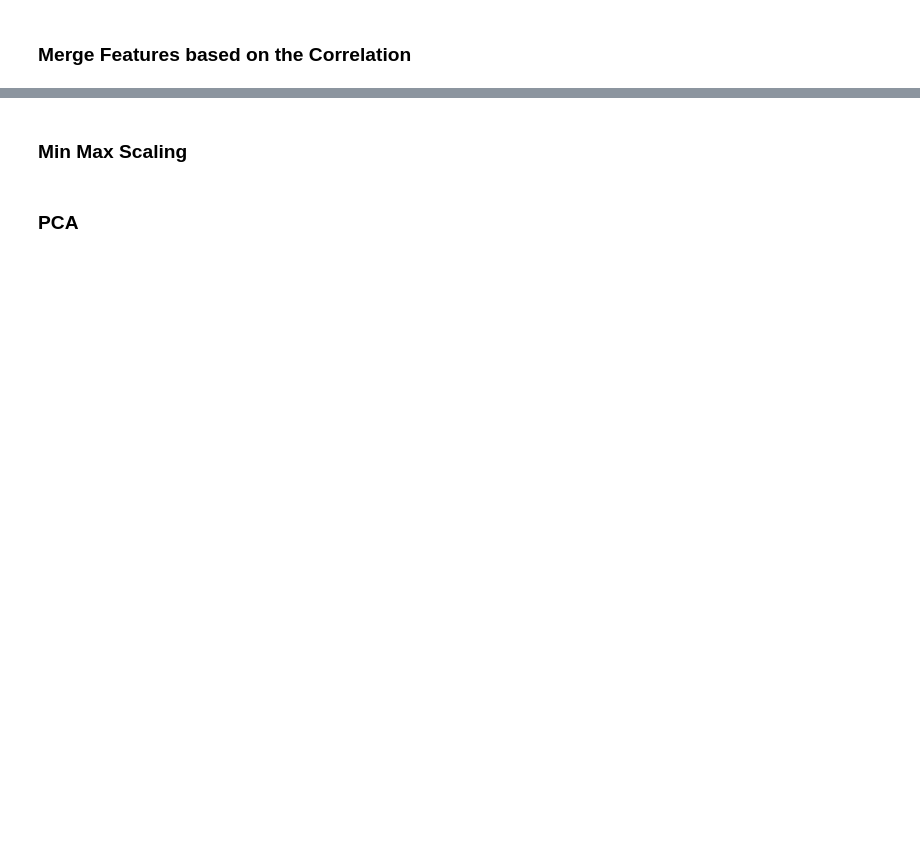
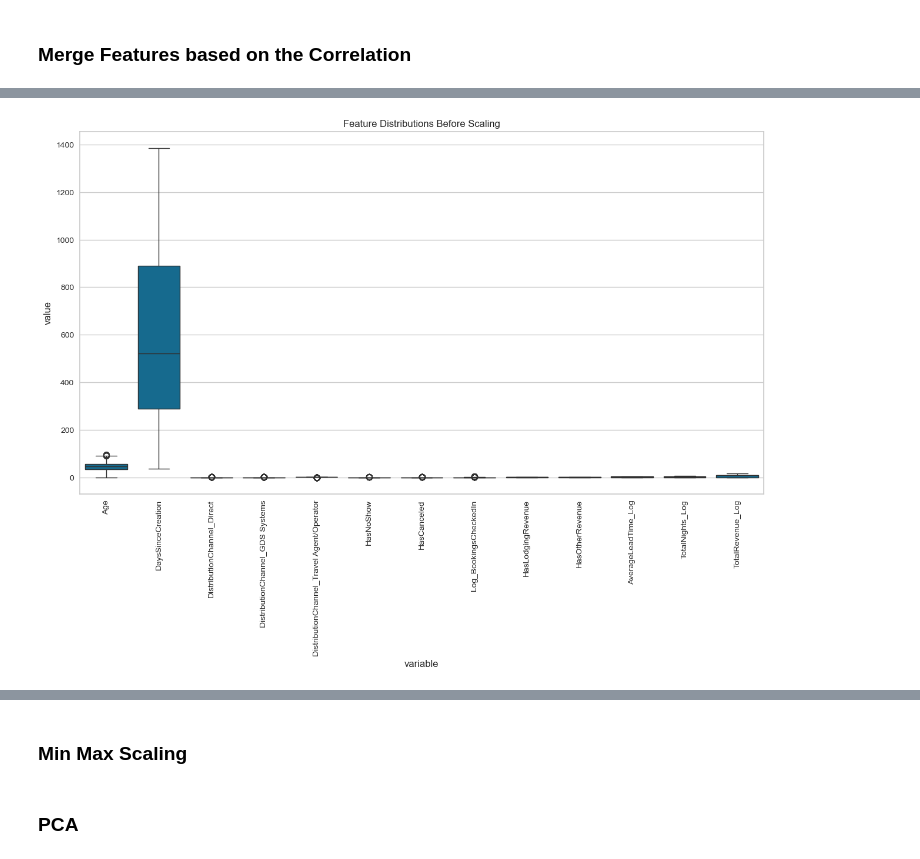
Before and after one commit to gugaaa1904/BC, a Jupyter notebook: Case 1.ipynb, the cells around one changed output, grey strips where cells are left out. Saved outputs shown, nothing was run; the diff lists cells and outputs as text; code cells hidden in the pictures; blank space fills up the shorter version.

Commit message:
updated clustering and data preparation - only analysis left to do

```diff
--- a/Case 1.ipynb
+++ b/Case 1.ipynb
@@ -423,15 +477,15 @@ Number of zero values in OtherRevenue: 33549
 data["HasLodgingRevenue"] = (data["LodgingRevenue"] > 0).astype(int)
 data["HasOtherRevenue"] = (data["OtherRevenue"] > 0).astype(int)
 # %%
-data["LodgingRevenue_Log"] = np.log1p(data["LodgingRevenue"])
-data["OtherRevenue_Log"] = np.log1p(data["OtherRevenue"])
-data["AverageLeadTime_Log"] = np.log1p(data["AverageLeadTime"])
-data["PersonsNights_Log"] = np.log1p(data["PersonsNights"])
-data["RoomNights_Log"] = np.log1p(data["RoomNights"])
+data["LodgingRevenue"] = data["LodgingRevenue"].clip(upper=6000)
+data["OtherRevenue"] = data["OtherRevenue"].clip(upper=3000)
+data["AverageLeadTime"] = data["AverageLeadTime"].clip(upper=300)
+data["PersonsNights"] = data["PersonsNights"].clip(upper=35)
+data["RoomNights"] = data["RoomNights"].clip(upper=30)
 # %%
-data["LodgingRevenue_Log"].clip(upper=np.log1p(6000), inplace=True)
-data["OtherRevenue_Log"].clip(upper=np.log1p(3000), inplace=True)
-data["AverageLeadTime_Log"].clip(upper=np.log1p(300), inplace=True)
-data["PersonsNights_Log"].clip(upper=np.log1p(35), inplace=True)
-data["RoomNights_Log"].clip(upper=np.log1p(30), inplace=True)
+data["LodgingRevenue_Log"] = np.log1p(data["LodgingRevenue"])
+data["OtherRevenue_Log"] = np.log1p(data["OtherRevenue"])
+data["AverageLeadTime_Log"] = np.log1p(data["AverageLeadTime"])
+data["PersonsNights_Log"] = np.log1p(data["PersonsNights"])
+data["RoomNights_Log"] = np.log1p(data["RoomNights"])
 # %%
@@ -513,0 +540,14 @@ Name: count, dtype: int64
+# %%
+drop_cols = [
+    'SRHighFloor', 'SRLowFloor', 'SRAccessibleRoom', 'SRMediumFloor',
+    'SRBathtub', 'SRShower', 'SRCrib', 'SRKingSizeBed', 'SRTwinBed',
+    'SRNearElevator', 'SRAwayFromElevator', 'SRNoAlcoholInMiniBar', 'SRQuietRoom'
+]
+
+if "Nationality_Processed" in data.columns:
+    data.drop(columns=["Nationality_Processed"], inplace=True)
+
+data.drop(columns=drop_cols, inplace=True)
+print("Final feature list:")
+print(data.columns)
+print("Total number of columns:", len(data.columns))
@@ -513,0 +579,13 @@ Name: count, dtype: int64
+# %%
+import pandas as pd
+import seaborn as sns
+import matplotlib.pyplot as plt
+
+# Plot feature distributions
+plt.figure(figsize=(15, 8))
+data.melt().pipe(sns.boxplot, x='variable', y='value')
+plt.xticks(rotation=90)
+plt.title("Feature Distributions Before Scaling")
+plt.show()
+# %% [output]
+[figure, added]
```
Also changed, not shown: parts of 42 cells of this notebook.
